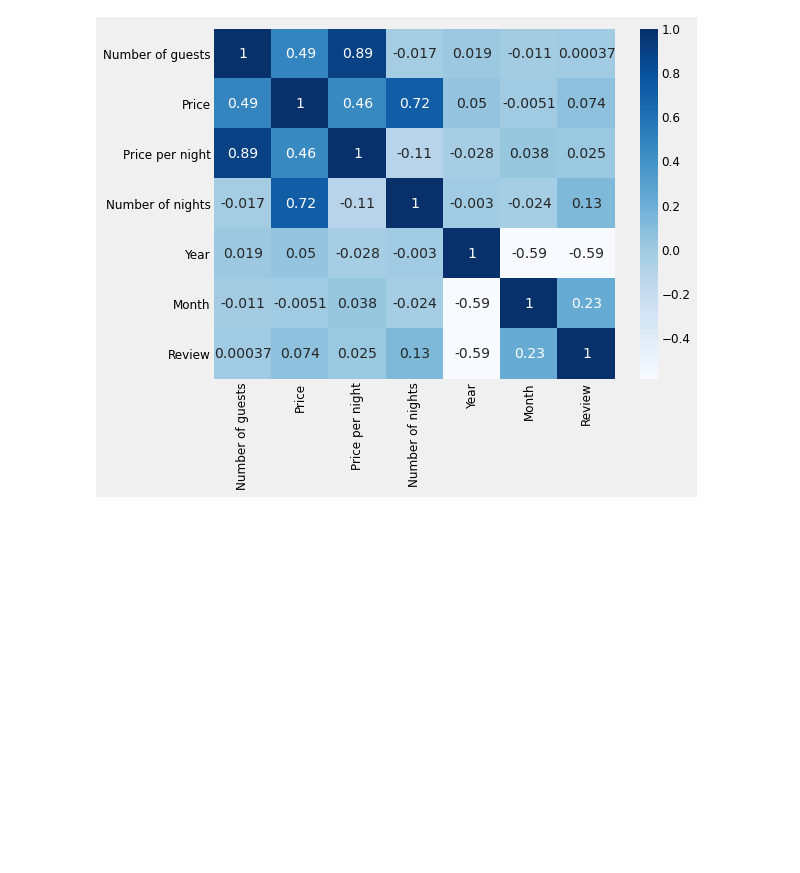
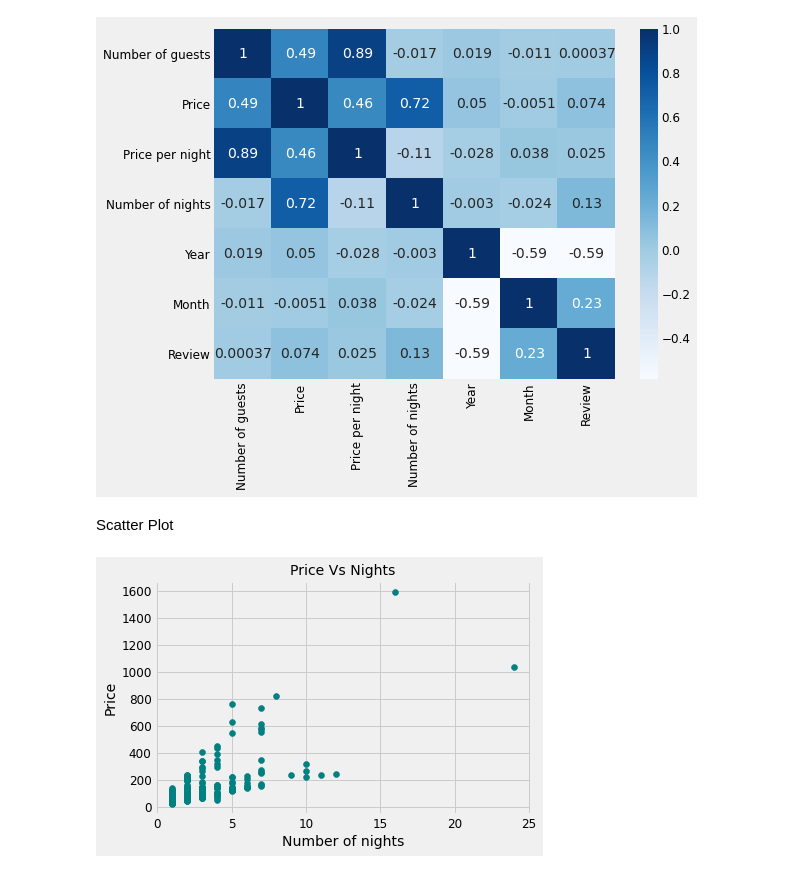
Before and after one commit to R04425/Module-2-Statistics-Project-Lisbon-Guesthouse-Analysis-, a Jupyter notebook: Code Statistics Project .ipynb, the cells around one changed output. Cells and saved outputs as stored; diff of their text form; code cells hidden in the pictures; blank space fills up the shorter version.

```diff
--- a/Code Statistics Project .ipynb
+++ b/Code Statistics Project .ipynb
@@ -86,3 +86,14 @@ sns.heatmap(guesthouse.corr(),annot=True,cmap="Blues")
 plt.show()
 # %% [output]
 [figure]
+# %% [markdown]
+Scatter Plot
+# %%
+plt.scatter(guesthouse['Number of nights'], guesthouse['Price'], color='teal')
+plt.title('Price Vs Nights', fontsize=14)
+plt.xlabel('Number of nights', fontsize=14)
+plt.ylabel('Price', fontsize=14)
+plt.grid(True)
+plt.show()
+# %% [output]
+[figure, added]
```
Also changed, not shown: parts of 18 cells of this notebook, 1 other file.
